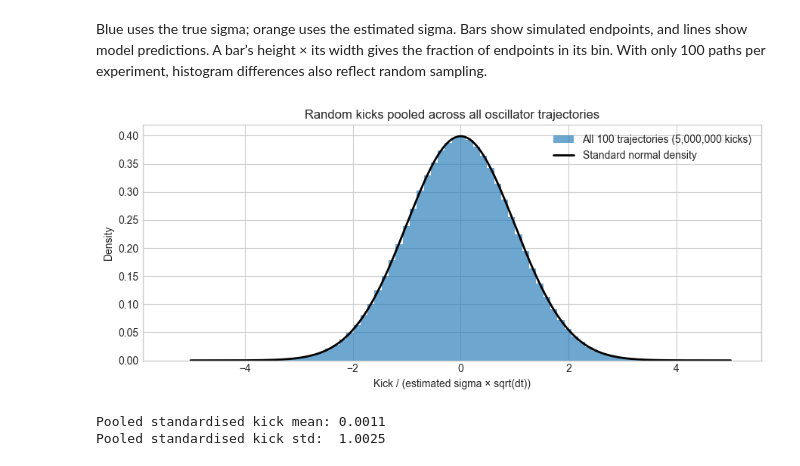
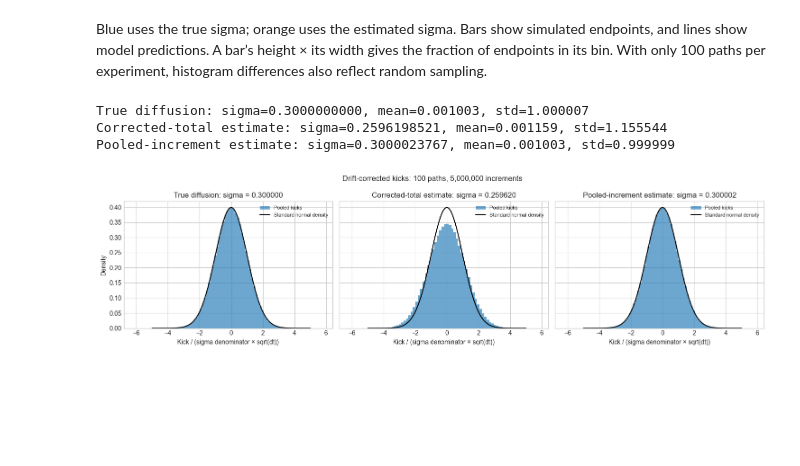
Before and after one commit to dared22/master_thesis, a Jupyter notebook: sandbox/likelihood_calc.ipynb, the cells around one changed output. Saved outputs shown, nothing was run; the diff lists cells and outputs as text; code cells hidden in the pictures; blank space fills up the shorter version.

```diff
--- a/sandbox/likelihood_calc.ipynb
+++ b/sandbox/likelihood_calc.ipynb
@@ -72,14 +63,14 @@ ax.hist(final_values, bins=15, density=True, alpha=0.6,
         label="Simulated endpoints")
 
 # Theoretical distribution: X(T) ~ N(0, sigma² T)
-T = paths_list[0][0][-1]
-std = brownian_sigma_true * np.sqrt(T)
+brownian_duration = paths_list[0][0][-1]
+std = brownian_sigma_true * np.sqrt(brownian_duration)
 x = np.linspace(-4 * std, 4 * std, 400)
 density = np.exp(-0.5 * (x / std)**2) / (std * np.sqrt(2 * np.pi))
 
 ax.plot(x, density, color="black", label="Theoretical density")
 ax.set(
-    title=f"Distribution of X(T) at T = {T:g}",
+    title=f"Distribution of X(T) at T = {brownian_duration:g}",
     xlabel="$X(T)$",
     ylabel="Density",
 )
@@ -465,15 +465,12 @@ In the comparison plot, the sine terms enter through `std = sigma * unit_stds[co
 
 These sine-based endpoint distributions are exact for the continuous oscillator. Euler--Maruyama approximates that model, so the simulated endpoint distributions differ slightly. The covariance recursion used elsewhere in the notebook instead gives exact endpoint distributions for the discrete Euler updates.
 # %%
-T = oscillator_n_steps * oscillator_dt
-
-
-r = np.array([
+oscillator_duration = oscillator_n_steps * oscillator_dt
+corrected_totals = np.array([
     vel[-1] - vel[0]
     + oscillator_omega0**2 * np.sum(pos[:-1] * np.diff(time))
     for time, pos, vel in oscillator_paths
 ])
-
-oscillator_sigma_hat = np.sqrt(np.mean(r**2) / T)
-print(oscillator_sigma_hat)
+oscillator_sigma_hat = np.sqrt(np.mean(corrected_totals**2) / oscillator_duration)
+print(f"Oscillator corrected-total estimate ({len(oscillator_paths)} paths): {oscillator_sigma_hat:.10f}")
 # %% [output]
@@ -562,33 +563,54 @@ plt.show()
 # %% [markdown]
 Blue uses the true sigma; orange uses the estimated sigma. Bars show simulated endpoints, and lines show model predictions. A bar’s height × its width gives the fraction of endpoints in its bin. With only 100 paths per experiment, histogram differences also reflect random sampling.
 # %%
-# Pool velocity kicks from all trajectories simulated with the true sigma.
-# Remove the spring drift: kick_i = delta V_i + omega0**2 X_i dt.
+# Remove the spring drift from every velocity increment of the original paths.
 all_oscillator_innovations = np.concatenate([
     np.diff(vel) + oscillator_omega0**2 * pos[:-1] * oscillator_dt
     for time, pos, vel in oscillator_paths
 ])
-# Use the same sigma estimate from one trajectory as in the previous check.
-standardised_innovations = all_oscillator_innovations / (
-    oscillator_sigma_hat * np.sqrt(oscillator_dt)
+oscillator_increment_sigma_hat = np.sqrt(
+    np.mean(all_oscillator_innovations**2) / oscillator_dt
 )
-
-fig, ax = plt.subplots(figsize=(9, 4))
-ax.hist(standardised_innovations, bins=80, density=True, alpha=0.65,
-        label=f"All {len(oscillator_paths)} trajectories ({standardised_innovations.size:,} kicks)")
+# Compare three explicitly labeled denominators; totals use one value per path.
+innovation_scales = [
+    ("True diffusion", oscillator_sigma_true),
+    ("Corrected-total estimate", oscillator_sigma_hat),
+    ("Pooled-increment estimate", oscillator_increment_sigma_hat),
+]
+innovation_diagnostics = []
+fig, axes = plt.subplots(1, 3, figsize=(15, 4), sharex=True, sharey=True)
 grid = np.linspace(-5, 5, 500)
-ax.plot(grid, np.exp(-grid**2 / 2) / np.sqrt(2 * np.pi),
-        color="black", lw=2, label="Standard normal density")
-ax.set(title="Random kicks pooled across all oscillator trajectories",
-       xlabel="Kick / (estimated sigma × sqrt(dt))", ylabel="Density")
-ax.legend()
+for ax, (label, scale) in zip(axes, innovation_scales):
+    standardized = all_oscillator_innovations / (scale * np.sqrt(oscillator_dt))
+    diagnostic = {
+        "standardization": label,
+        "sigma_denominator": float(scale),
+        "n_increments": int(standardized.size),
+        "mean": float(standardized.mean()),
+        "std": float(standardized.std()),
+    }
+    innovation_diagnostics.append(diagnostic)
+    ax.hist(standardized, bins=80, density=True, alpha=0.65, label="Pooled kicks")
+    ax.plot(grid, np.exp(-grid**2 / 2) / np.sqrt(2 * np.pi),
+            color="black", label="Standard normal density")
+    ax.set(title=f"{label}: sigma = {scale:.6f}",
+           xlabel="Kick / (sigma denominator × sqrt(dt))")
+    ax.legend(fontsize=8)
+    print(f"{label}: sigma={scale:.10f}, "
+          f"mean={diagnostic['mean']:.6f}, std={diagnostic['std']:.6f}")
+axes[0].set_ylabel("Density")
+fig.suptitle(f"Drift-corrected kicks: {len(oscillator_paths)} paths, "
+             f"{all_oscillator_innovations.size:,} increments")
 fig.tight_layout()
 plt.show()
-
-print(f"Pooled standardised kick mean: {standardised_innovations.mean():.4f}")
-print(f"Pooled standardised kick std:  {standardised_innovations.std():.4f}")
+# These moments must reflect the explicitly supplied scale.
+np.testing.assert_allclose(
+    innovation_diagnostics[1]["std"] / innovation_diagnostics[0]["std"],
+    oscillator_sigma_true / oscillator_sigma_hat,
+)
 # %% [output]
+True diffusion: sigma=0.3000000000, mean=0.001003, std=1.000007
+Corrected-total estimate: sigma=0.2596198521, mean=0.001159, std=1.155544
+Pooled-increment estimate: sigma=0.3000023767, mean=0.001003, std=0.999999
-[figure, old version]
+[figure, new version]
-Pooled standardised kick mean: 0.0011
-Pooled standardised kick std:  1.0025
 # %% [markdown]
```
Also changed, not shown: parts of 18 cells of this notebook, 33 other files.
